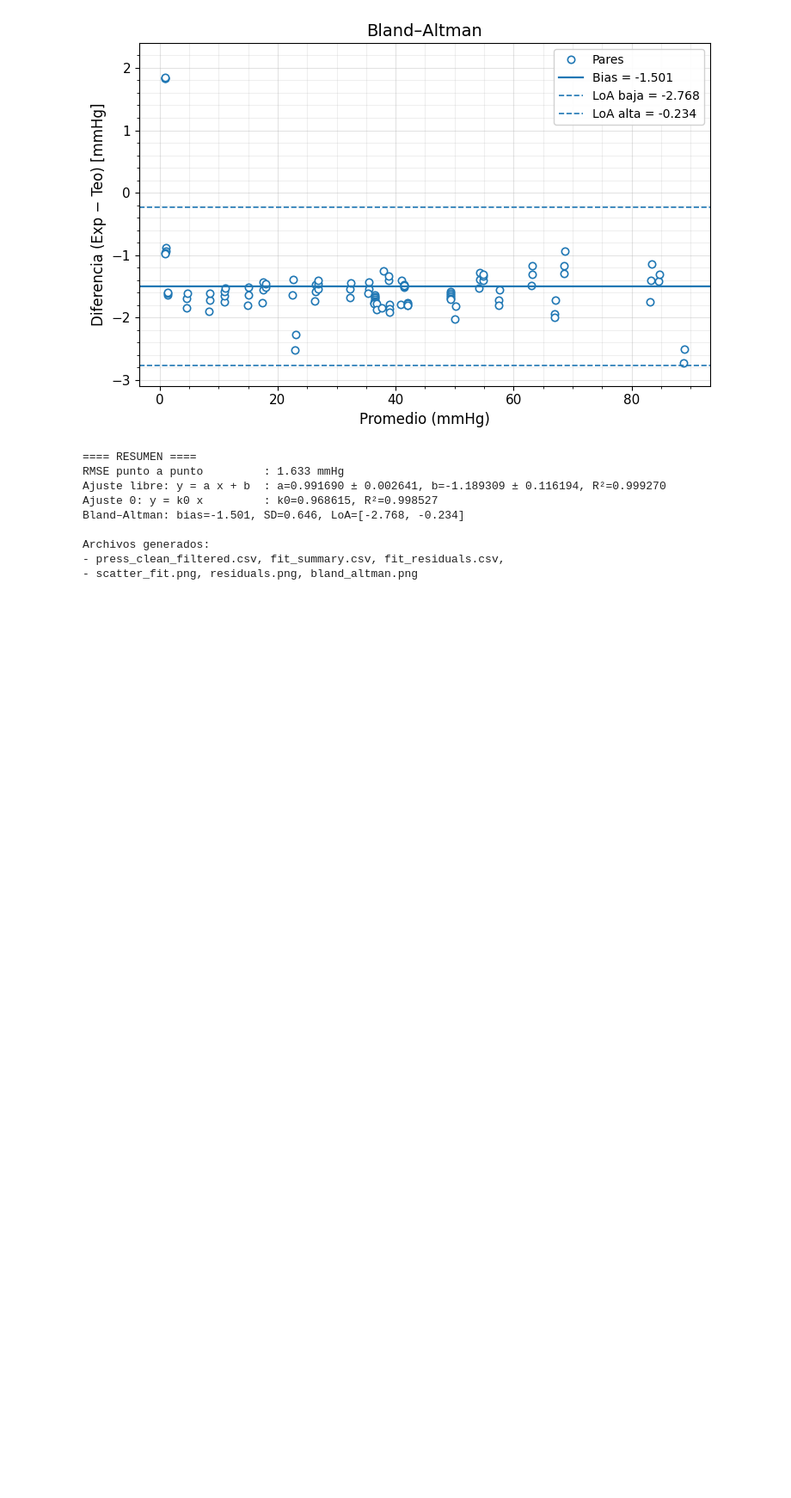
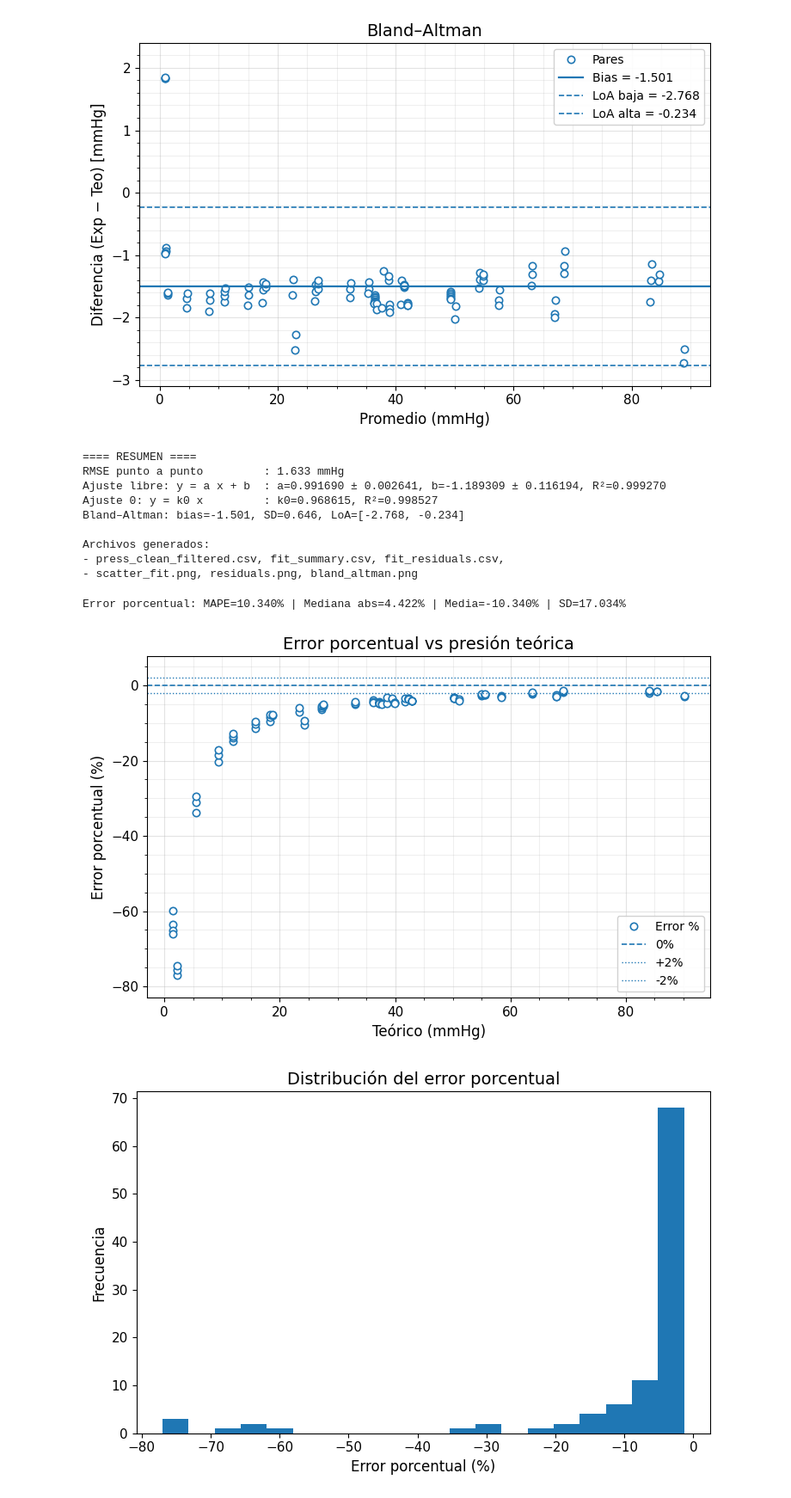
Before and after one commit to Fermu25/Cursos, a Jupyter notebook: presion1.ipynb, the cells around one changed output. Shown at 86% size. Saved outputs shown, nothing was run; the diff lists cells and outputs as text; code cells hidden in the pictures; blank space fills up the shorter version.

```diff
--- a/presion1.ipynb
+++ b/presion1.ipynb
@@ -2268,3 +2268,70 @@ Bland–Altman: bias=-1.501, SD=0.646, LoA=[-2.768, -0.234]
 Archivos generados:
 - press_clean_filtered.csv, fit_summary.csv, fit_residuals.csv,
 - scatter_fit.png, residuals.png, bland_altman.png
+# %%
+# ---------- Error porcentual ----------
+# Evitar división por ~0: enmascaramos x muy pequeños
+eps = 1e-9
+mask_x = np.abs(x) > eps
+
+Eperc = np.full_like(y, np.nan, dtype=float)
+Eperc[mask_x] = 100.0 * (y[mask_x] - x[mask_x]) / x[mask_x]
+
+# Guardar CSV con error porcentual
+pd.DataFrame({
+    "mmHg_theory": x,
+    "mmHg_exp": y,
+    "percent_error": Eperc
+}).to_csv("percent_error.csv", index=False)
+
+# Métricas resumidas de error porcentual
+valid = np.isfinite(Eperc)
+mape = float(np.mean(np.abs(Eperc[valid]))) if np.any(valid) else np.nan
+medAPE = float(np.median(np.abs(Eperc[valid]))) if np.any(valid) else np.nan
+meanPE = float(np.mean(Eperc[valid])) if np.any(valid) else np.nan
+stdPE  = float(np.std(Eperc[valid], ddof=1)) if np.any(valid) else np.nan
+
+print(f"Error porcentual: MAPE={mape:.3f}% | Mediana abs={medAPE:.3f}% | Media={meanPE:.3f}% | SD={stdPE:.3f}%")
+
+# Añadir estas métricas al resumen
+summary_extra = pd.DataFrame({
+    "metric": ["MAPE_percent", "Median_abs_percent_error", "Mean_percent_error", "SD_percent_error"],
+    "value":  [mape,           medAPE,                    meanPE,               stdPE]
+})
+summary_all = pd.concat([summary, summary_extra], ignore_index=True)
+summary_all.to_csv("fit_summary.csv", index=False)
+
+# ---------- Gráfico: Error porcentual vs presión teórica ----------
+fig, ax = plt.subplots()
+ax.plot(x[valid], Eperc[valid], 'o', markersize=6, markerfacecolor='white', markeredgewidth=1.2, label="Error %")
+ax.axhline(0, linestyle='--', linewidth=1.2, label="0%")
+# Bandas de referencia opcionales (comenta o ajusta si no las quieres):
+ax.axhline(2, linestyle=':', linewidth=1.0, label="+2%")
+ax.axhline(-2, linestyle=':', linewidth=1.0, label="-2%")
+
+# Reutiliza tu helper si ya está definido
+try:
+    _beautify(ax, "Teórico (mmHg)", "Error porcentual (%)", "Error porcentual vs presión teórica", x[valid], Eperc[valid])
+except NameError:
+    ax.set_xlabel("Teórico (mmHg)")
+    ax.set_ylabel("Error porcentual (%)")
+    ax.set_title("Error porcentual vs presión teórica")
+    ax.grid(True, which='both', alpha=0.3)
+
+plt.tight_layout()
+plt.savefig("percent_error_vs_theory.png", dpi=300)
+plt.show()
+
+# ---------- (Opcional) Histograma de error porcentual ----------
+fig, ax = plt.subplots()
+ax.hist(Eperc[valid], bins=20)
+ax.set_xlabel("Error porcentual (%)")
+ax.set_ylabel("Frecuencia")
+ax.set_title("Distribución del error porcentual")
+plt.tight_layout()
+plt.savefig("percent_error_hist.png", dpi=300)
+plt.show()
+# %% [output]
+Error porcentual: MAPE=10.340% | Mediana abs=4.422% | Media=-10.340% | SD=17.034%
+[figure, added]
+[figure, added]
```
